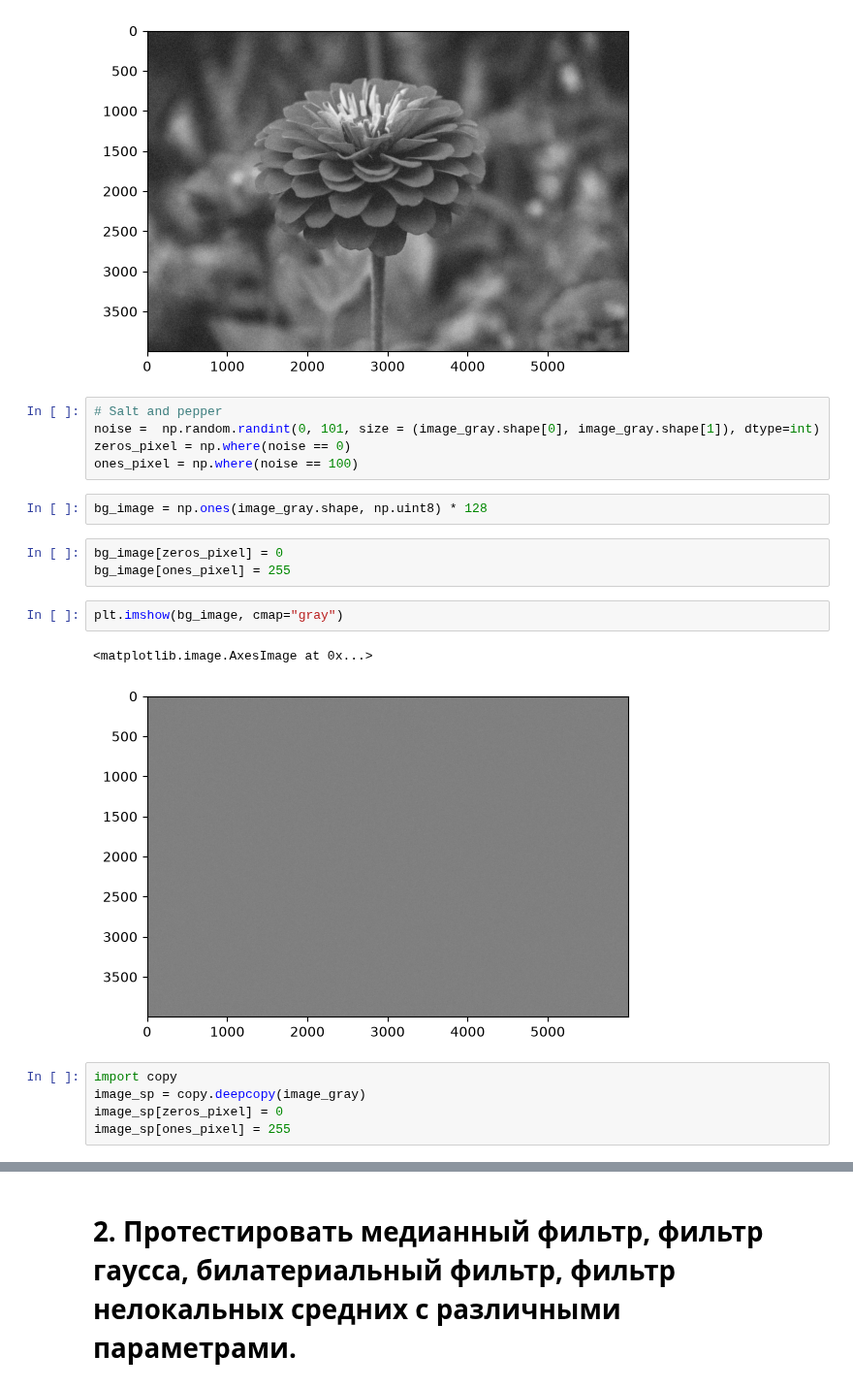
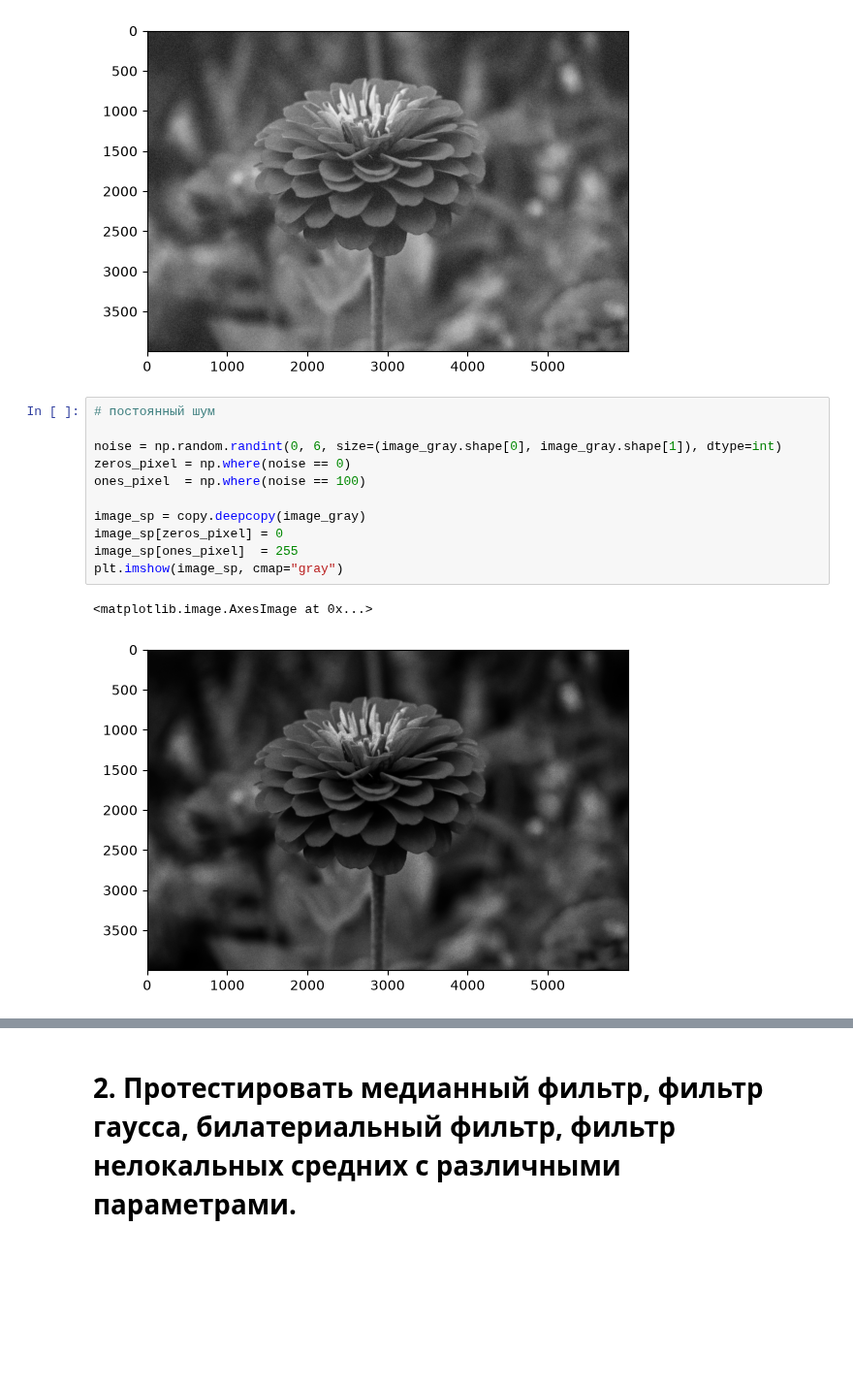
Before and after one commit to Alexandr-Berezin-art/-, a Jupyter notebook: Practice_2/Practice_2.ipynb, the cells around one changed output, grey strips where cells are left out. Shown at 97% size. Cells and saved outputs as stored; diff of their text form; blank space fills up the shorter version.

```diff
--- a/Practice_2/Practice_2.ipynb
+++ b/Practice_2/Practice_2.ipynb
@@ -40,22 +41,16 @@ plt.imshow(image_noise_gauss, cmap="gray")
 <matplotlib.image.AxesImage at 0x...>
 [figure]
 # %%
-# Salt and pepper
-noise =  np.random.randint(0, 101, size = (image_gray.shape[0], image_gray.shape[1]), dtype=int)
+# постоянный шум
+
+noise = np.random.randint(0, 6, size=(image_gray.shape[0], image_gray.shape[1]), dtype=int)
 zeros_pixel = np.where(noise == 0)
-ones_pixel = np.where(noise == 100)
+ones_pixel  = np.where(noise == 100)
+
+image_sp = copy.deepcopy(image_gray)
+image_sp[zeros_pixel] = 0
+image_sp[ones_pixel]  = 255
+plt.imshow(image_sp, cmap="gray")
+# %% [output]
+<matplotlib.image.AxesImage at 0x...>
+[figure, added]
-# %%
-bg_image = np.ones(image_gray.shape, np.uint8) * 128
-# %%
-bg_image[zeros_pixel] = 0
-bg_image[ones_pixel] = 255
-# %%
-plt.imshow(bg_image, cmap="gray")
-# %% [output]
-<matplotlib.image.AxesImage at 0x...>
-[figure, removed]
-# %%
-import copy
-image_sp = copy.deepcopy(image_gray)
-image_sp[zeros_pixel] = 0
-image_sp[ones_pixel] = 255
```
Also changed, not shown: parts of 7 cells of this notebook, 1 other file.
